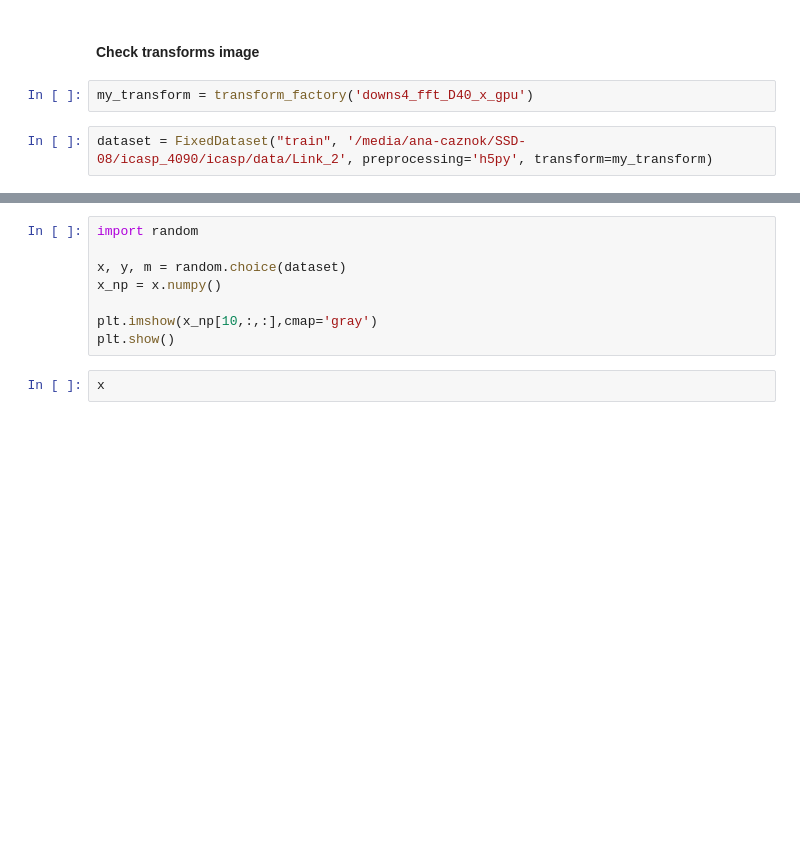
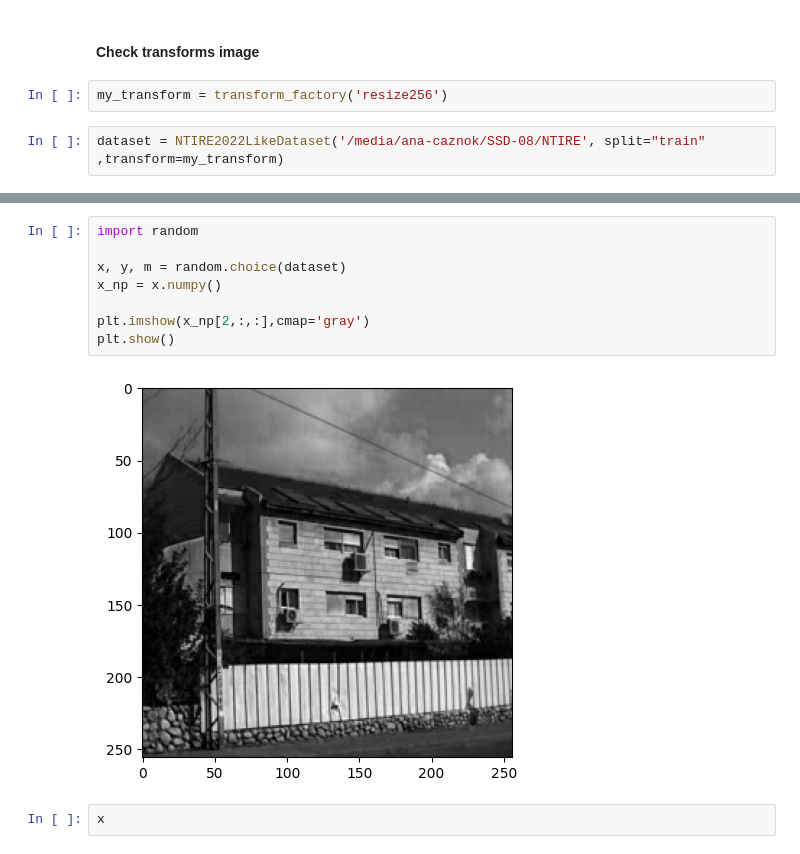
Before and after one commit to ana-caznok/recon-segment, a Jupyter notebook: notebooks/test_dataset_fixed.ipynb, the cells around one changed output, grey strips where cells are left out. Saved outputs shown, nothing was run; the diff lists cells and outputs as text; blank space fills up the shorter version.

Commit message:
implemented ntire dataset

```diff
--- a/notebooks/test_dataset_fixed.ipynb
+++ b/notebooks/test_dataset_fixed.ipynb
@@ -21,7 +23,7 @@ from fixed_dataset import FixedDataset
 # %% [markdown]
 #### Check transforms image
 # %%
-my_transform = transform_factory('downs4_fft_D40_x_gpu')
+my_transform = transform_factory('resize256')
 # %%
-dataset = FixedDataset("train", '/media/ana-caznok/SSD-08/icasp_4090/icasp/data/Link_2', preprocessing='h5py', transform=my_transform)
+dataset = NTIRE2022LikeDataset('/media/ana-caznok/SSD-08/NTIRE', split="train" ,transform=my_transform)
 # %%
@@ -31,11 +37,13 @@ x.shape
 # %%
 import random
 
 x, y, m = random.choice(dataset)
 x_np = x.numpy()
 
-plt.imshow(x_np[10,:,:],cmap='gray')
+plt.imshow(x_np[2,:,:],cmap='gray')
 plt.show()
+# %% [output]
+[figure, added]
 # %%
 x
 # %%
```
Also changed, not shown: parts of 5 cells of this notebook, 7 other files.
